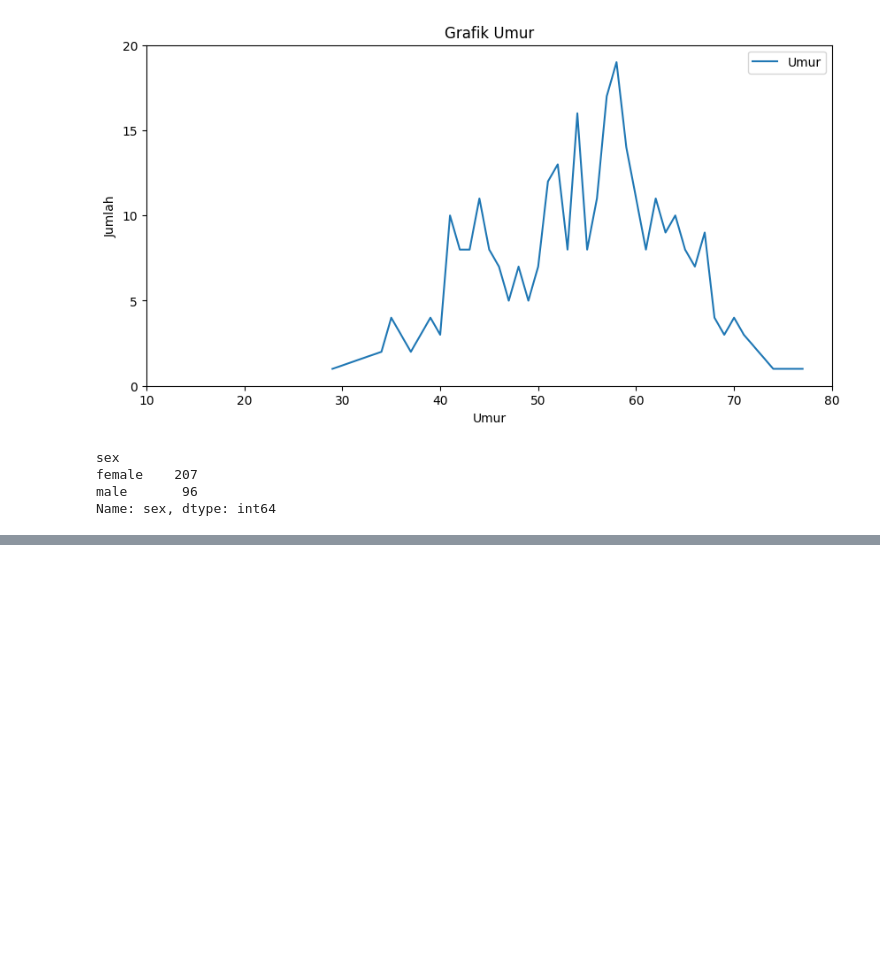
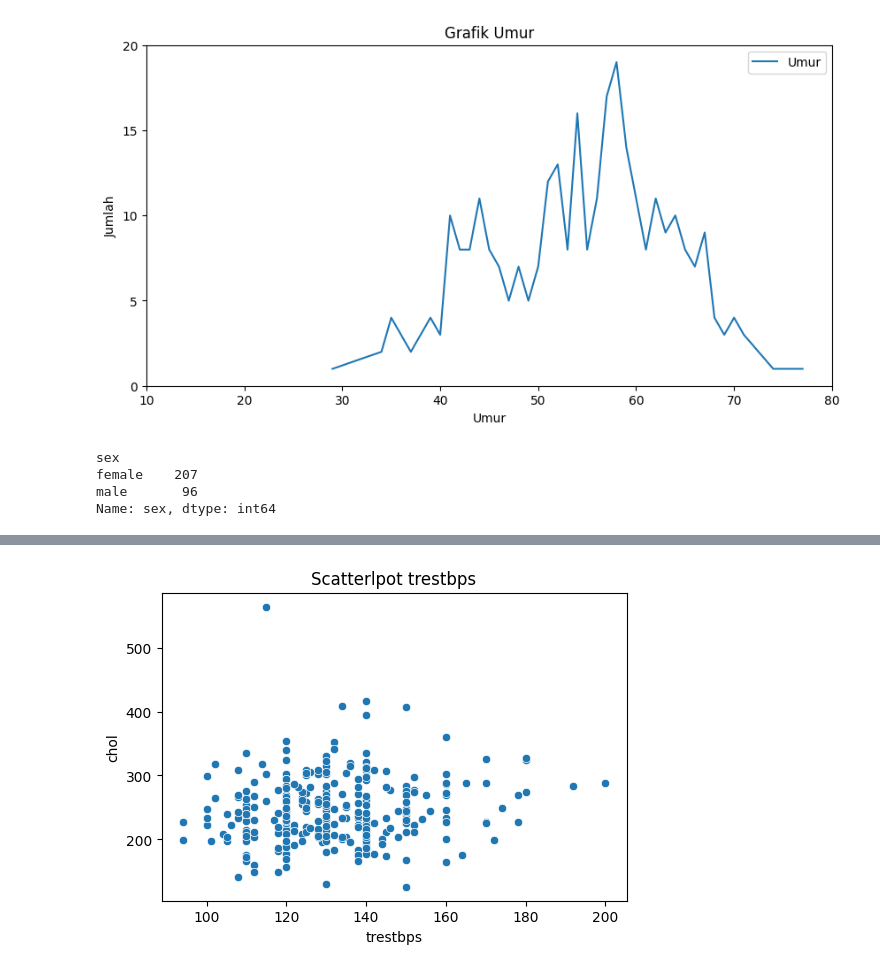
Before and after one commit to williamcolliins/Bootcamp_DataAnalyst, a Jupyter notebook: pertemuan13.ipynb, the cells around one changed output, grey strips where cells are left out. Saved outputs shown, nothing was run; the diff lists cells and outputs as text; code cells hidden in the pictures; blank space fills up the shorter version.

```diff
--- a/pertemuan13.ipynb
+++ b/pertemuan13.ipynb
@@ -349,0 +385,7 @@ ValueError: unsupported format character '%' (0x25) at index 4
+# %%
+plt.figure(figsize=[6,4])
+sns.scatterplot(x = "trestbps", y = "chol" ,data = source)
+plt.title("Scatterlpot trestbps")
+plt.show()
+# %% [output]
+[figure, added]
```
Also changed, not shown: parts of 22 cells of this notebook.
